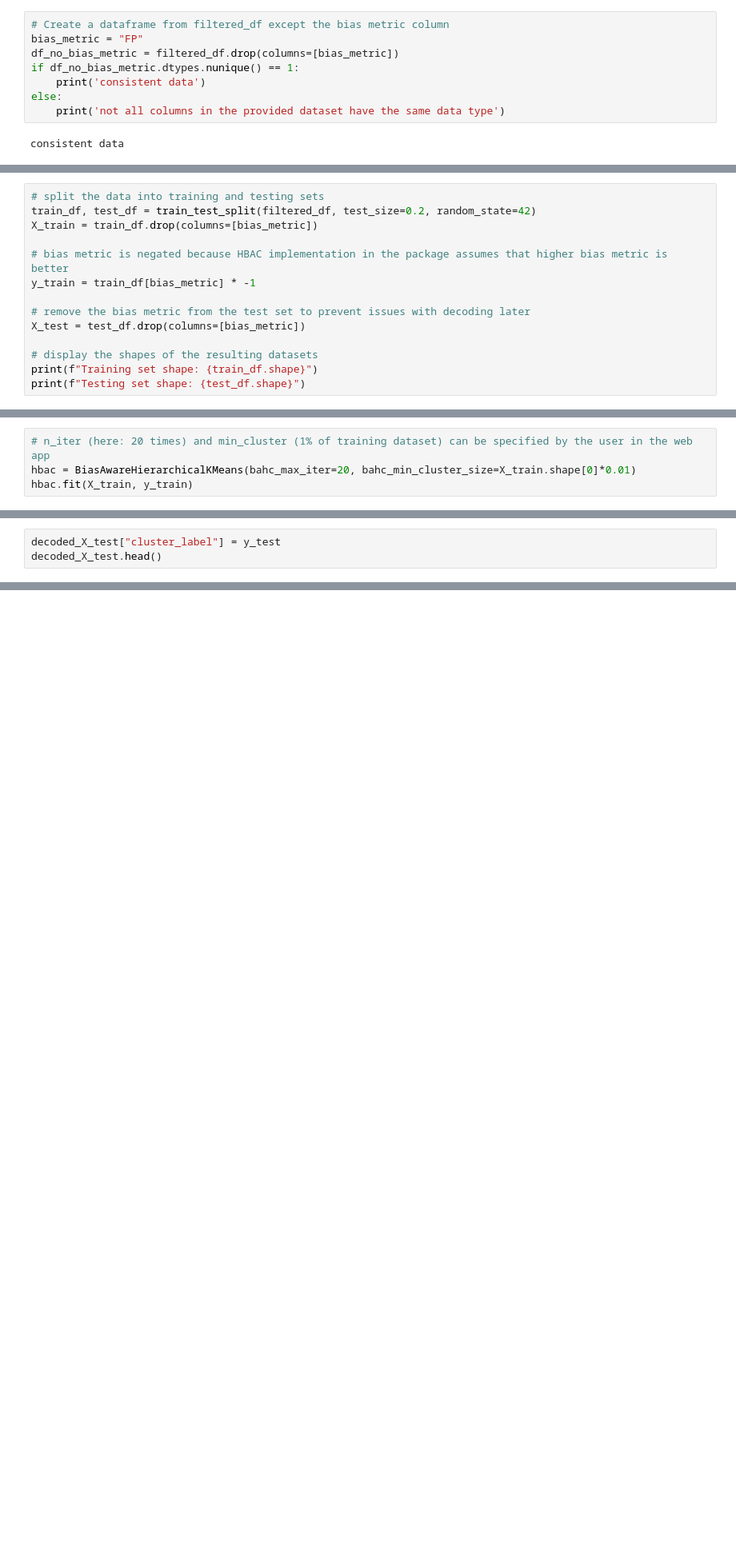
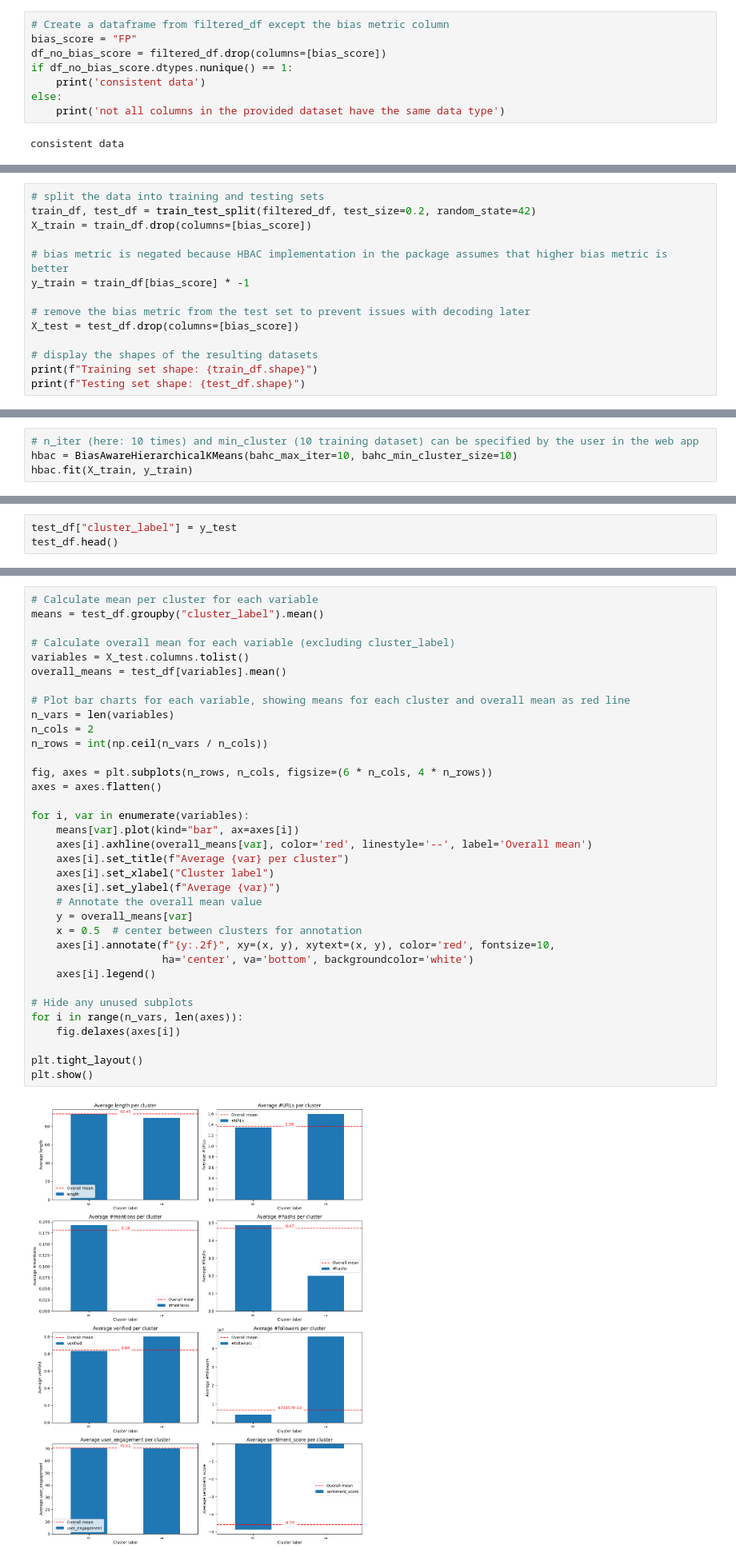
Before and after one commit to NGO-Algorithm-Audit/local-first-web-tool, a Jupyter notebook: notebooks/unsupervised bias detection tool/FP-test-set.ipynb, the cells around one changed output, grey strips where cells are left out. Shown: that part at 80% size. Saved outputs shown, nothing was run; the diff lists cells and outputs as text; blank space fills up the shorter version.

```diff
--- a/notebooks/unsupervised bias detection tool/FP-test-set.ipynb
+++ b/notebooks/unsupervised bias detection tool/FP-test-set.ipynb
@@ -82,8 +84,8 @@ dtype: object
 # %%
 # Create a dataframe from filtered_df except the bias metric column
-bias_metric = "FP"
-df_no_bias_metric = filtered_df.drop(columns=[bias_metric])
-if df_no_bias_metric.dtypes.nunique() == 1:
+bias_score = "FP"
+df_no_bias_score = filtered_df.drop(columns=[bias_score])
+if df_no_bias_score.dtypes.nunique() == 1:
     print('consistent data')
 else:
     print('not all columns in the provided dataset have the same data type')
@@ -120,13 +122,13 @@ Only multiply by -1 if "Lower value of bias metric is better" box in web app is
 # %%
 # split the data into training and testing sets
 train_df, test_df = train_test_split(filtered_df, test_size=0.2, random_state=42)
-X_train = train_df.drop(columns=[bias_metric])
+X_train = train_df.drop(columns=[bias_score])
 
 # bias metric is negated because HBAC implementation in the package assumes that higher bias metric is better
-y_train = train_df[bias_metric] * -1
+y_train = train_df[bias_score] * -1
 
 # remove the bias metric from the test set to prevent issues with decoding later
-X_test = test_df.drop(columns=[bias_metric])
+X_test = test_df.drop(columns=[bias_score])
 
 # display the shapes of the resulting datasets
 print(f"Training set shape: {train_df.shape}")
@@ -146,7 +148,7 @@ To reduce the possibility that the clustering method detects noise, the dataset
 # %% [markdown]
 #### C. Fitting HBAC - kmodes
 # %%
-# n_iter (here: 20 times) and min_cluster (1% of training dataset) can be specified by the user in the web app
-hbac = BiasAwareHierarchicalKMeans(bahc_max_iter=20, bahc_min_cluster_size=X_train.shape[0]*0.01)
+# n_iter (here: 10 times) and min_cluster (10 training dataset) can be specified by the user in the web app
+hbac = BiasAwareHierarchicalKMeans(bahc_max_iter=10, bahc_min_cluster_size=10)
 hbac.fit(X_train, y_train)
 # %% [output]
@@ -205,7 +188,7 @@ decoded_X_test
 # %% [markdown]
 #### D. Assigning cluster labels to test set
 # %%
-decoded_X_test["cluster_label"] = y_test
-decoded_X_test.head()
+test_df["cluster_label"] = y_test
+test_df.head()
 # %% [output]
 |  | length | #URLs | #mentions | #hashs | verified | #followers | user_engagement | sentiment_score | FP | ... |
@@ -443,0 +244,37 @@ Based on cluster 1, it can be concluded that `age_cat=Less than 25`, `sex=Female
+# %%
+# Calculate mean per cluster for each variable
+means = test_df.groupby("cluster_label").mean()
+
+# Calculate overall mean for each variable (excluding cluster_label)
+variables = X_test.columns.tolist()
+overall_means = test_df[variables].mean()
+
+# Plot bar charts for each variable, showing means for each cluster and overall mean as red line
+n_vars = len(variables)
+n_cols = 2
+n_rows = int(np.ceil(n_vars / n_cols))
+
+fig, axes = plt.subplots(n_rows, n_cols, figsize=(6 * n_cols, 4 * n_rows))
+axes = axes.flatten()
+
+for i, var in enumerate(variables):
+    means[var].plot(kind="bar", ax=axes[i])
+    axes[i].axhline(overall_means[var], color='red', linestyle='--', label='Overall mean')
+    axes[i].set_title(f"Average {var} per cluster")
+    axes[i].set_xlabel("Cluster label")
+    axes[i].set_ylabel(f"Average {var}")
+    # Annotate the overall mean value
+    y = overall_means[var]
+    x = 0.5  # center between clusters for annotation
+    axes[i].annotate(f"{y:.2f}", xy=(x, y), xytext=(x, y), color='red', fontsize=10,
+                     ha='center', va='bottom', backgroundcolor='white')
+    axes[i].legend()
+
+# Hide any unused subplots
+for i in range(n_vars, len(axes)):
+    fig.delaxes(axes[i])
+
+plt.tight_layout()
+plt.show()
+# %% [output]
+[figure, added]
```
Also changed, not shown: parts of 17 cells of this notebook, 1 other file.
